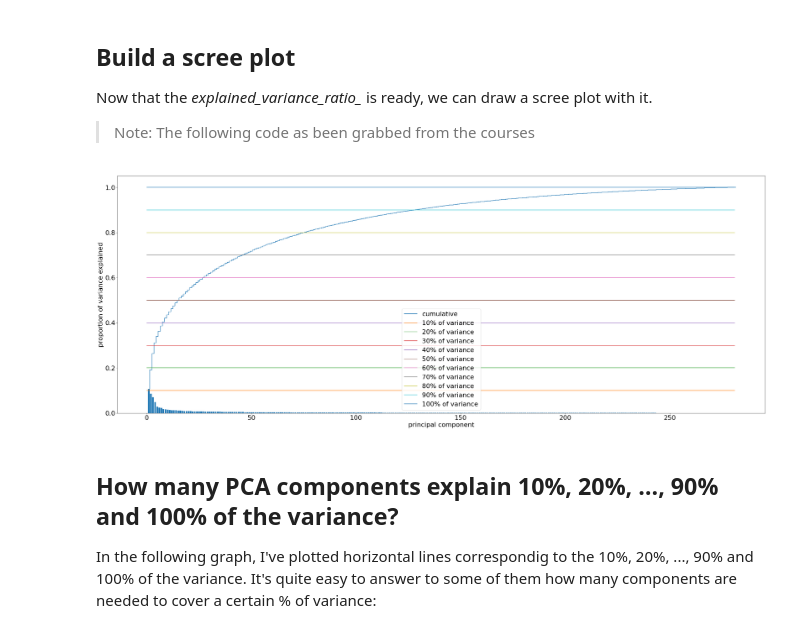
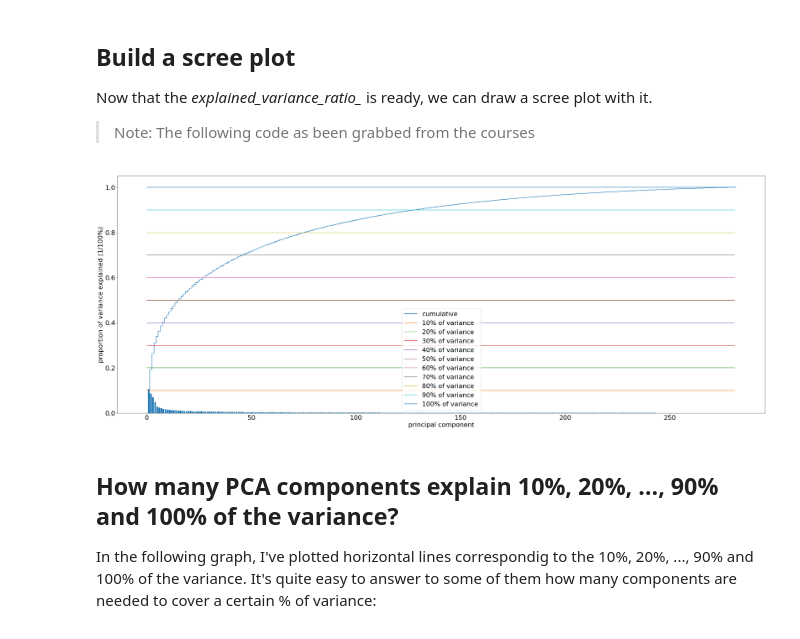
Before and after one commit to xnicolovici/machine_learning, a Jupyter notebook: notebooks/Course No 4/11. Course project/02 - Data exploration.ipynb, the cells around one changed output. Cells and saved outputs as stored; diff of their text form; code cells hidden in the pictures.

```diff
--- a/notebooks/Course No 4/11. Course project/02 - Data exploration.ipynb
+++ b/notebooks/Course No 4/11. Course project/02 - Data exploration.ipynb
@@ -169,29 +169,29 @@ Now that the *explained_variance_ratio_* is ready, we can draw a scree plot with
 # %%
 plt.figure(figsize=(40,15))
 plt.rcParams.update({'font.size': 22})
 
 # Create bar plot
 xcor = np.arange(1, len(pve) + 1) # 1,2,..,n_components
 plt.bar(xcor, pve)
 
 
 # Add cumulative sum
 pve_cumsum = np.cumsum(pve)
 plt.step(
     xcor+0.5, # 1.5,2.5,..,n_components+0.5
     pve_cumsum, # Cumulative sum
     label='cumulative'
 )
 
 for i in np.arange(0.1, 1.1, 0.1).tolist():
     plt.plot([0,len(X)], [i, i], label='{}% of variance'.format(int(i*100)))
 
 plt.xlabel('principal component')
-plt.ylabel('proportion of variance explained')
+plt.ylabel('proportion of variance explained (1/100%)')
 plt.legend()
 plt.show()
 # %% [output]
-[figure, old version]
+[figure, new version]
 # %% [markdown]
 ## How many PCA components explain 10%, 20%, …, 90% and 100% of the variance?
 
```
Also changed, not shown: parts of 5 cells of this notebook.
